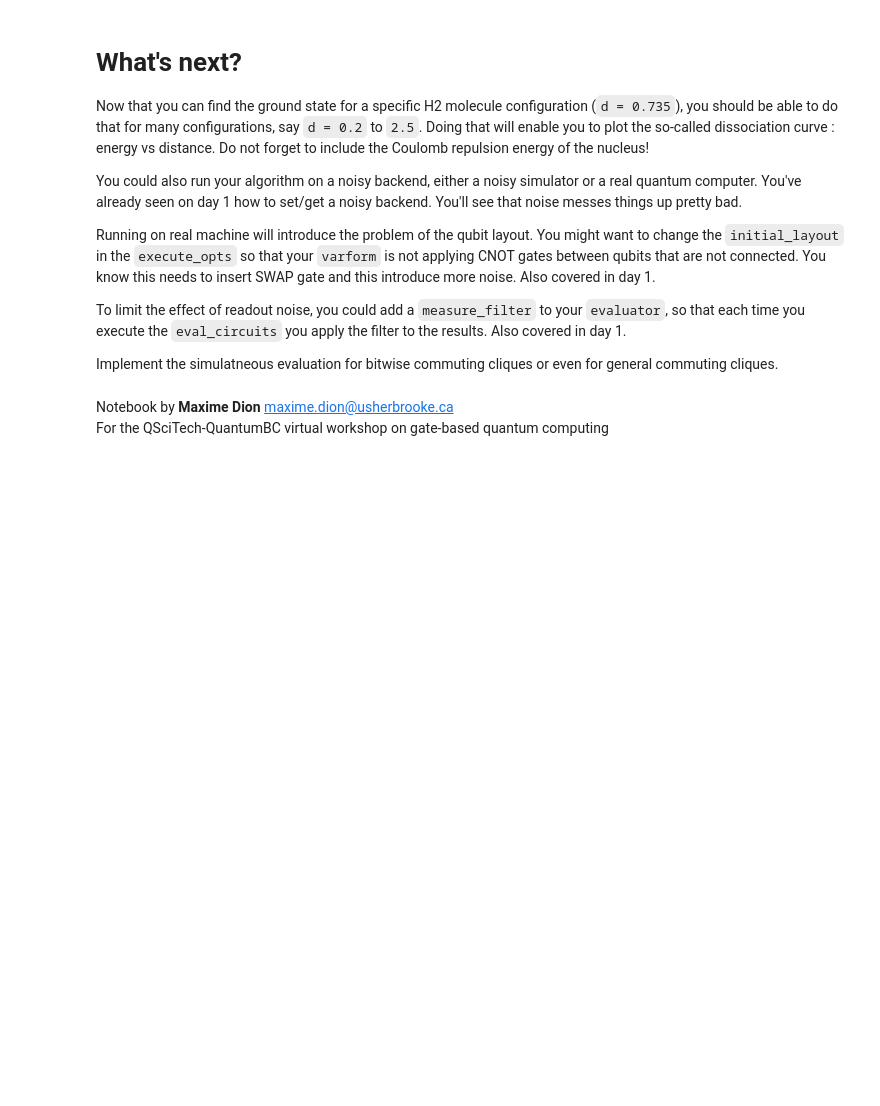
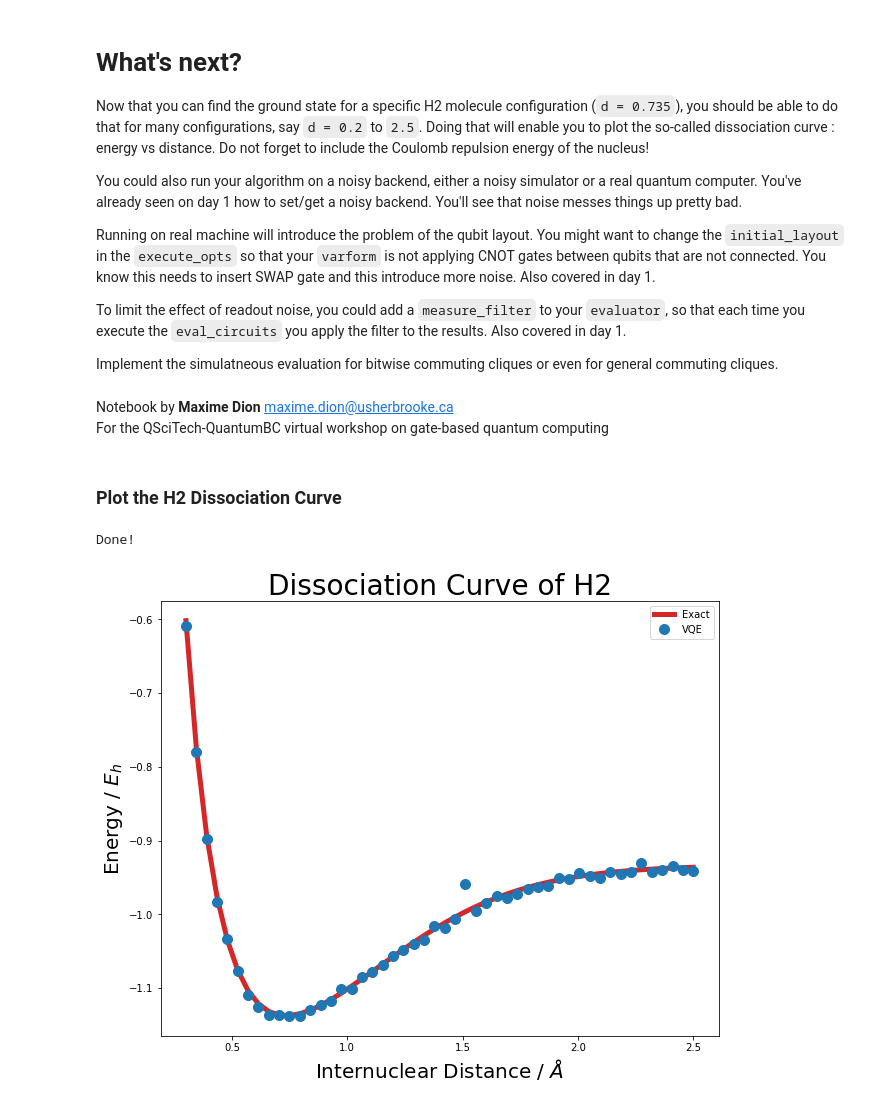
Before and after one commit to beneklins/qiskiteers_h2, a Jupyter notebook: activity3-2.ipynb, the cells around one changed output. Cells and saved outputs as stored; diff of their text form; code cells hidden in the pictures; blank space fills up the shorter version.

```diff
--- a/activity3-2.ipynb
+++ b/activity3-2.ipynb
@@ -424,5 +429,6 @@ We use the Jordan-Wigner mapping to the get the `LCPS` for the H2 molecule with
 # %%
 %autoreload
 mapping = JordanWigner()
-lcps_h2 = mapping.fermionic_hamiltonian_to_linear_combinaison_pauli_string(molecular_hamiltonian).sort()
+
+lcps_h2 = mapping.fermionic_hamiltonian_to_linear_combinaison_pauli_string(molecular_hamiltonian).combine().apply_threshold().sort()
 print(lcps_h2)
@@ -432,7 +455,7 @@ We build an evaluator and feed it the `LCPS` of H2. And them we evaluate the ene
 %autoreload
 varform = varform_4qubits_1param
 backend = qasm_simulator
-execute_opts = {'shots' : 2048}
+execute_opts = {'shots' : 1024}
 evaluator = BasicEvaluator(varform,backend,execute_opts = execute_opts)
 evaluator.set_linear_combinaison_pauli_string(lcps_h2)
 params = [0,]
@@ -587,3 +665,5 @@ Implement the simulatneous evaluation for bitwise commuting cliques or even for
 # %% [markdown]
 Notebook by **Maxime Dion** <maxime.dion@usherbrooke.ca><br>
 For the QSciTech-QuantumBC virtual workshop on gate-based quantum computing
+# %% [markdown]
+### Plot the H2 Dissociation Curve
@@ -589,0 +672,68 @@ For the QSciTech-QuantumBC virtual workshop on gate-based quantum computing
+# %%
+%autoreload
+n = 50
+distances = np.linspace(0.3, 2.5, n)
+gs_energies_exact = np.zeros(n)
+gs_energies_vqe = np.zeros(n)
+energy_nuc = np.zeros(n)
+
+# define mapping
+mapping = JordanWigner()
+
+# define minimizer
+minimizer = lambda fct, start_param_values : minimize(
+    fct,
+    start_param_values,
+    method = 'SLSQP',
+    options = {'maxiter' : 5,'eps' : 1e-1, 'ftol' : 1e-4})
+
+# instantiate an exact solver for comparison
+exact_solver = ExactSolver()
+
+# VQE setup
+vqe_evaluator = BasicEvaluator(varform_4qubits_1param, qasm_simulator, execute_opts={'shots' : 1024})
+vqe_solver = VQESolver(evaluator, minimizer, [0,], name = 'vqe_solver')
+
+# try a range of internuclear distances
+for i, distance in enumerate(distances): #units in AA
+    print('Trying Distance '+str(i+1), end="\r")
+
+    # build the molecule and basis functions
+    mol = gto.M(
+        atom = [['H', (0,0,-distance/2)], ['H', (0,0,distance/2)]],
+        basis = 'sto-3g'
+        )
+
+    # build the molecular Hamiltonian
+    molecular_hamiltonian = MolecularFermionicHamiltonian.from_pyscf_mol(mol).include_spin()
+
+    # map the Hamiltonian to a LCPS
+    lcps_h2 = mapping.fermionic_hamiltonian_to_linear_combinaison_pauli_string(molecular_hamiltonian).combine().apply_threshold().sort()
+
+    # store the nuclear energy
+    energy_nuc[i] = mol.energy_nuc()
+
+    # diagonalize the Hamiltonian to get energies
+    Eh2_exact, _ = exact_solver.lowest_eig_value(lcps_h2)
+    gs_energies_exact[i] = Eh2_exact + energy_nuc[i]
+
+    # get the vqe energy
+    Eh2_vqe, _ = vqe_solver.lowest_eig_value(lcps_h2)
+    gs_energies_vqe[i] = Eh2_vqe + energy_nuc[i]
+
+print("Done!                   ", end="\r")
+# %% [output]
+Done!
+# %%
+# plot dissociation curve of H2
+fig, ax = plt.subplots(1, 1, figsize=(10,8))
+ax.plot(distances, gs_energies_exact, c='tab:red', label='Exact', linewidth=5)
+ax.plot(distances, gs_energies_vqe, '.', c='tab:blue', label='VQE', ms=20)
+ax.set_xlabel(r'Internuclear Distance / $\AA$', fontsize=20)
+ax.set_ylabel('Energy / $E_h$', fontsize=20)
+ax.set_title('Dissociation Curve of H2', fontsize=28)
+ax.legend()
+fig.savefig('H2_dissociation.png')
+plt.show()
+# %% [output]
+[figure, added]
```
Also changed, not shown: parts of 27 cells of this notebook, 7 other files.
